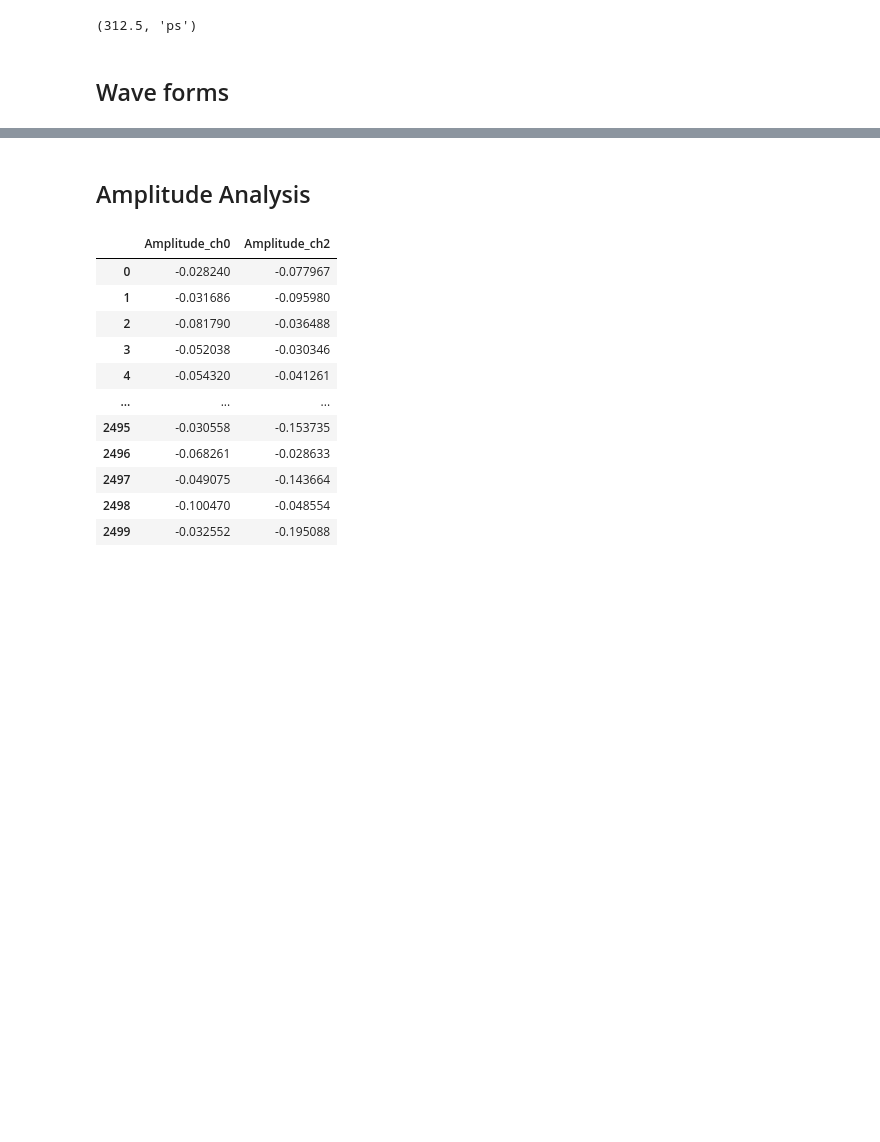
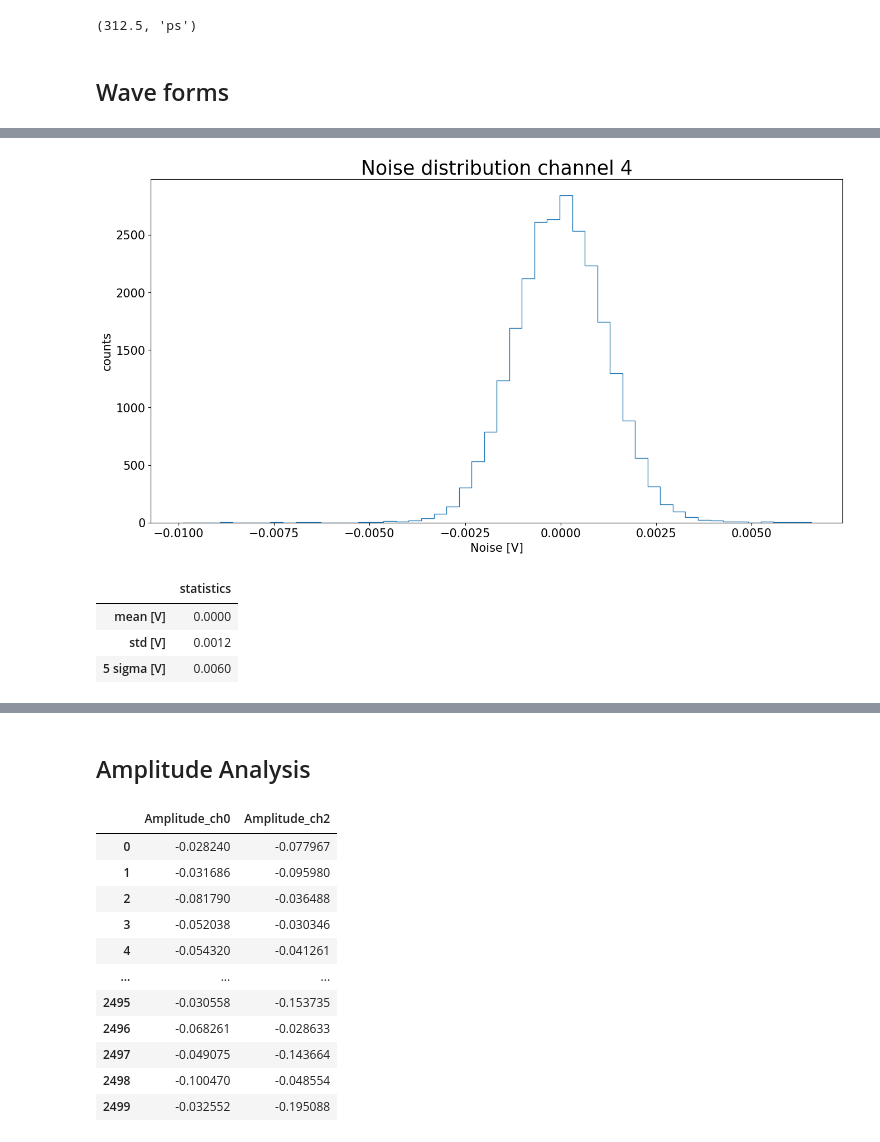
Before and after one commit to ReyGuadarrama/data_analyzer, a Jupyter notebook: analyzer/test.ipynb, the cells around one changed output, grey strips where cells are left out. Saved outputs shown, nothing was run; the diff lists cells and outputs as text; code cells hidden in the pictures; blank space fills up the shorter version.

```diff
--- a/analyzer/test.ipynb
+++ b/analyzer/test.ipynb
@@ -48 +50,9 @@ signals.noise()
+# %%
+signals.noise(graph=True)
+# %% [output]
+[figure, added]
+|  | statistics |
+| mean [V] | 0.0000 |
+| std [V] | 0.0012 |
+| 5 sigma [V] | 0.0060 |
 # %%
```
Also changed, not shown: parts of 12 cells of this notebook, 5 other files.
